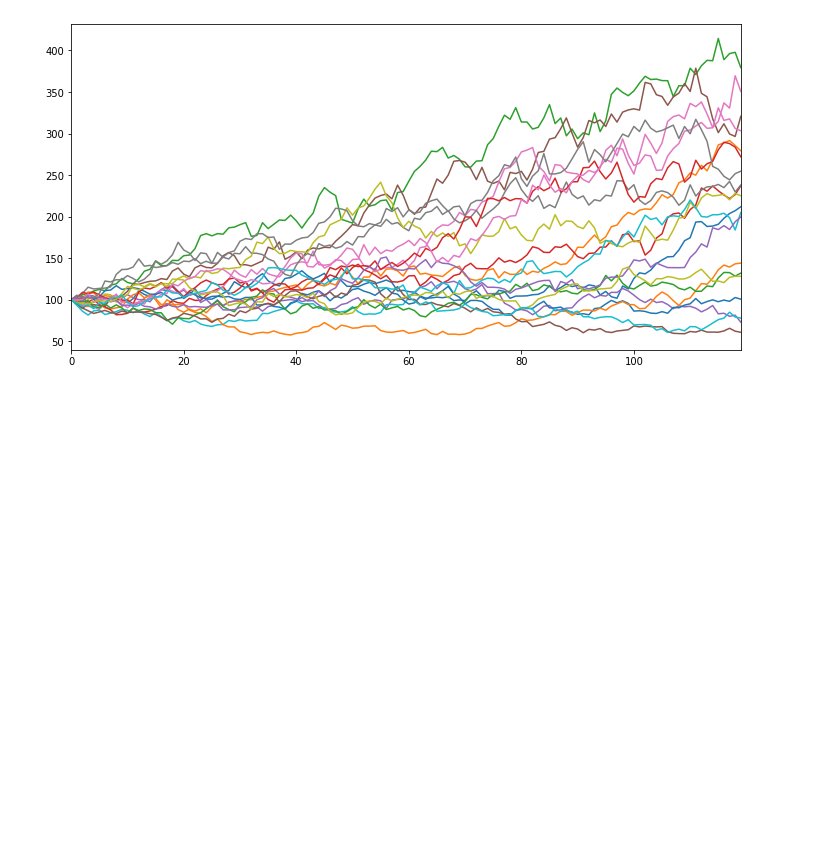
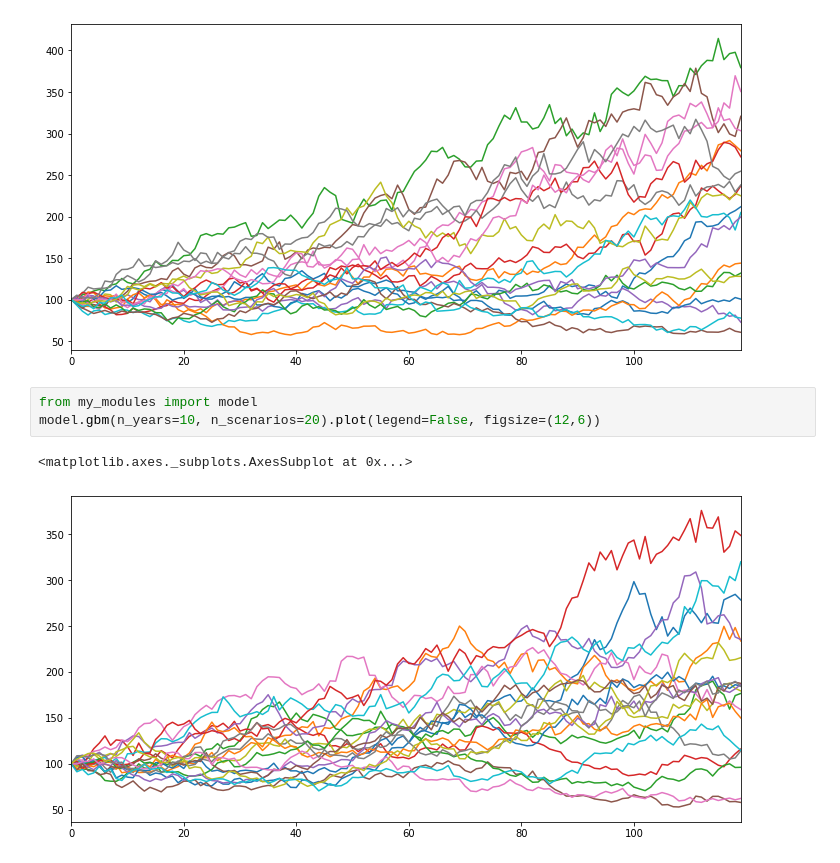
Before and after one commit to hoestlund/investment_management, a Jupyter notebook: 1/304_monte_carlo_simulation.ipynb, the cells around one changed output. Saved outputs shown, nothing was run; the diff lists cells and outputs as text; blank space fills up the shorter version.

```diff
--- a/1/304_monte_carlo_simulation.ipynb
+++ b/1/304_monte_carlo_simulation.ipynb
@@ -59,3 +59,9 @@ gbm(n_years=10, n_scenarios=20).plot(legend=False, figsize=(12,6))
 # %% [output]
 <matplotlib.axes._subplots.AxesSubplot at 0x...>
 [figure]
+# %%
+from my_modules import model
+model.gbm(n_years=10, n_scenarios=20).plot(legend=False, figsize=(12,6))
+# %% [output]
+<matplotlib.axes._subplots.AxesSubplot at 0x...>
+[figure, added]
```
Also changed, not shown: 1 other file.
